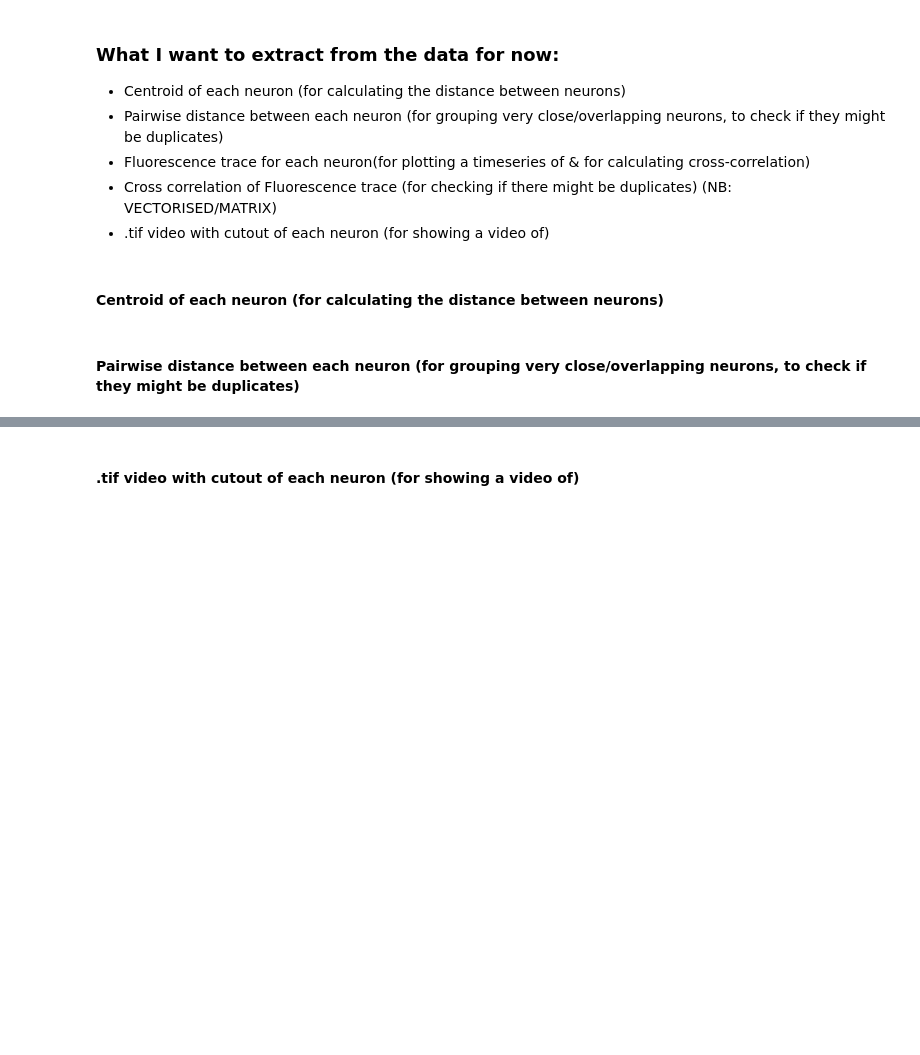
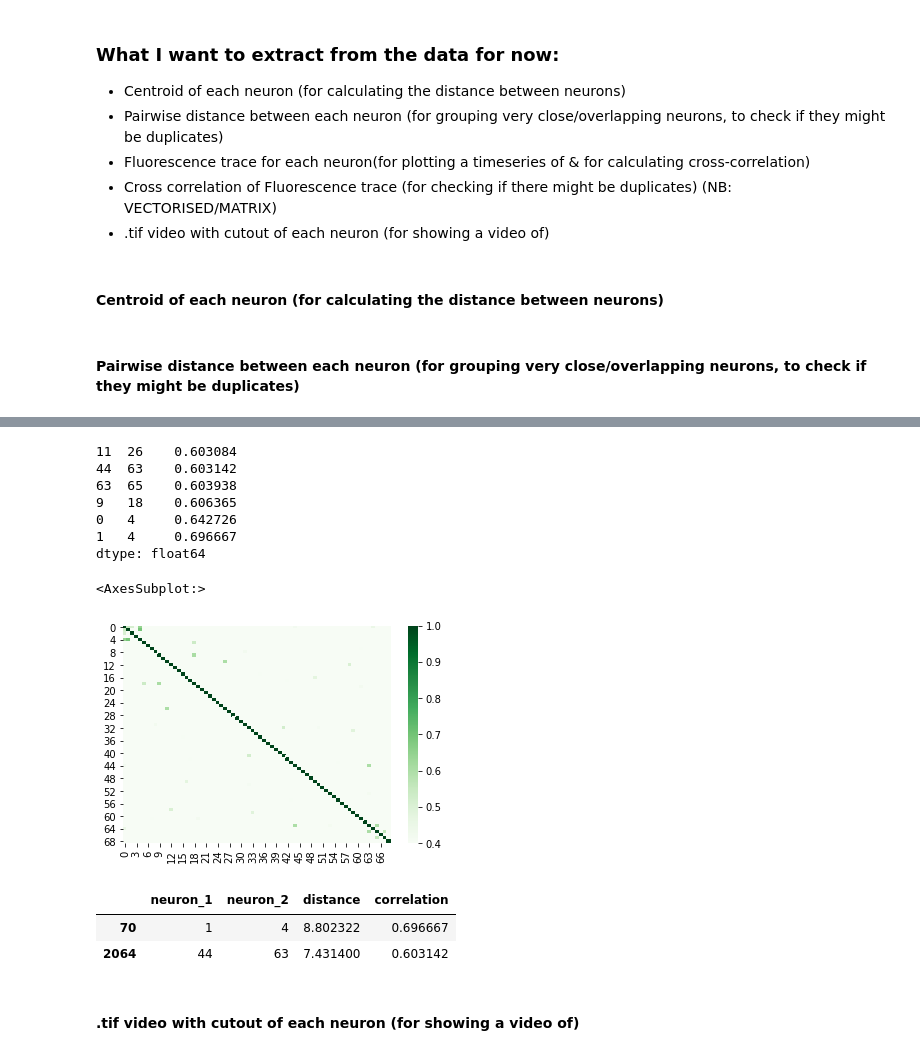
Before and after one commit to NieuweNils/Willuhn_Calcium_Imaging_Dashboard, a Jupyter notebook: jupyter/Data_exploration_dashboard.ipynb, the cells around one changed output, grey strips where cells are left out. Drawn from its saved outputs; the diff is of its cells as text; code cells hidden in the pictures; blank space fills up the shorter version.

```diff
--- a/jupyter/Data_exploration_dashboard.ipynb
+++ b/jupyter/Data_exploration_dashboard.ipynb
@@ -155,2 +166,25 @@ for (pair_number, nonsense_variable) in neurons_close_to_another_stack.keys():
+# %%
+print(highly_correlating_neurons)
+sns.heatmap(correlation_matrix, cmap="Greens", vmin=0.4)
+# %% [output]
+11  26    0.603084
+44  63    0.603142
+63  65    0.603938
+9   18    0.606365
+0   4     0.642726
+1   4     0.696667
+dtype: float64
+<AxesSubplot:>
+[figure, added]
+# %%
+double_selection_df = distance_df
+double_selection_df['correlation'] = correlation_series.values
+double_selection_df = double_selection_df[double_selection_df['distance'] < 10]
+double_selection_df = double_selection_df[double_selection_df['correlation'] > 0.6]
+double_selection_df
+# %% [output]
+|  | neuron_1 | neuron_2 | distance | correlation |
+| 70 | 1 | 4 | 8.802322 | 0.696667 |
+| 2064 | 44 | 63 | 7.431400 | 0.603142 |
 # %% [markdown]
 #### .tif video with cutout of each neuron (for showing a video of)
```
Also changed, not shown: parts of 8 cells of this notebook.
